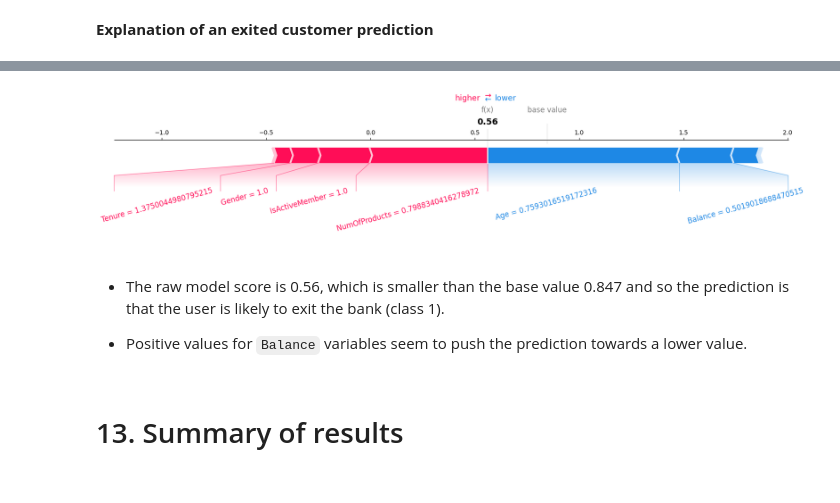
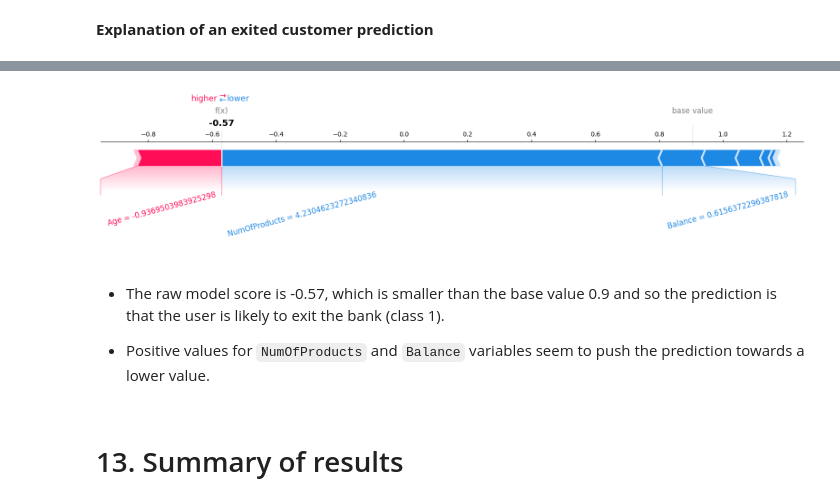
Before and after one commit to caesarw0/churn-prediction, a Jupyter notebook: churn_prediction.ipynb, the cells around one changed output, grey strips where cells are left out. Saved outputs shown, nothing was run; the diff lists cells and outputs as text; code cells hidden in the pictures.

```diff
--- a/churn_prediction.ipynb
+++ b/churn_prediction.ipynb
@@ -862,12 +807,2 @@ eli5.show_weights(
 # %%
 import shap
-
-preprocessor.fit(X_train, y_train)
-
-X_train_enc = pd.DataFrame(
-    data=preprocessor.transform(X_train),
-    columns=feature_names,
-    index=X_train.index,
-)
-
-X_train_enc.head()
@@ -881,14 +809,7 @@ X_train_enc.head()
 # %%
-lgbm_tuned = LGBMClassifier(
-    scale_pos_weight=ratio,
-    random_state=123,
-    learning_rate=random_search_lgbm.best_params_["lgbmclassifier__learning_rate"],
-    n_estimators=random_search_lgbm.best_params_["lgbmclassifier__n_estimators"],
-    subsample=random_search_lgbm.best_params_["lgbmclassifier__subsample"],
-)
-
-lgbm_tuned.fit(X_train_enc, y_train)
+lgbm_tuned = best_lgbm_model.named_steps["lgbmclassifier"]
+lgbm_tuned.fit(X_train, y_train)
 lgbm_explainer = shap.TreeExplainer(lgbm_tuned)
-lgbm_shap_values = lgbm_explainer.shap_values(X_train_enc)
+lgbm_shap_values = lgbm_explainer.shap_values(X_train)
 # %% [output]
 LightGBM binary classifier with TreeExplainer shap values output has changed to a list of ndarray
@@ -926,11 +851,5 @@ shap.summary_plot(lgbm_shap_values[0], X_train_enc)
 # %%
-X_test_enc = pd.DataFrame(
-    data=preprocessor.transform(X_test),
-    columns=feature_names,
-    index=X_test.index,
-)
-
-test_lgbm_shap_values = lgbm_explainer.shap_values(X_test_enc)
+test_lgbm_shap_values = lgbm_explainer.shap_values(X_test)
 # %% [output]
 LightGBM binary classifier with TreeExplainer shap values output has changed to a list of ndarray
 # %%
@@ -1017,7 +936,7 @@ stay_ind = y_test_reset[y_test_reset == 0].index.tolist()
 exit_ind = y_test_reset[y_test_reset == 1].index.tolist()
 
 ex_stay_index = stay_ind[0]
-ex_exit_index = exit_ind[0]
+ex_exit_index = exit_ind[1]
 # %% [markdown]
 **Explanation of a stayed customer prediction**
 # %%
@@ -1061,17 +980,17 @@ lgbm_explainer.expected_value
 # %%
 shap.force_plot(
     lgbm_explainer.expected_value[0],
     test_lgbm_shap_values[0][ex_exit_index, :],
-    X_test_enc.iloc[ex_exit_index, :],
+    X_test.iloc[ex_exit_index, :],
     matplotlib=True,
     text_rotation=15
 )
 # %% [output]
-[figure, old version]
+[figure, new version]
 # %% [markdown]
-- The raw model score is 0.56, which is smaller than the base value 0.847 and so the prediction is that the user is likely to exit the bank (class 1).
+- The raw model score is -0.57, which is smaller than the base value 0.9 and so the prediction is that the user is likely to exit the bank (class 1).
 
-- Positive values for `Balance` variables seem to push the prediction towards a lower value.
+- Positive values for `NumOfProducts` and `Balance` variables seem to push the prediction towards a lower value.
 # %% [markdown]
 # 13. Summary of results
 # %%
```
Also changed, not shown: parts of 57 cells of this notebook.
